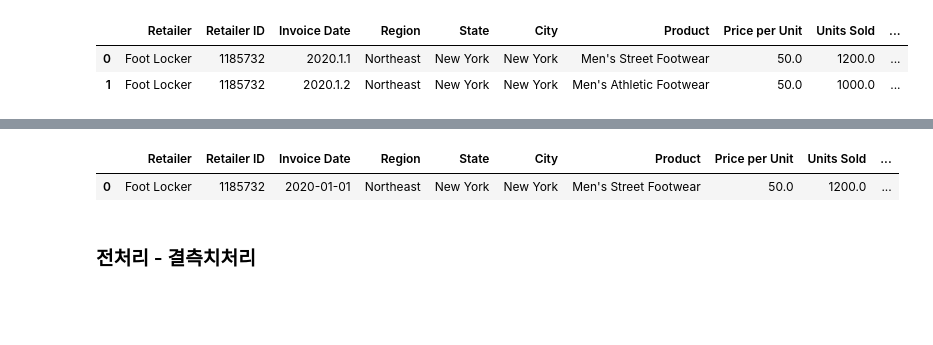
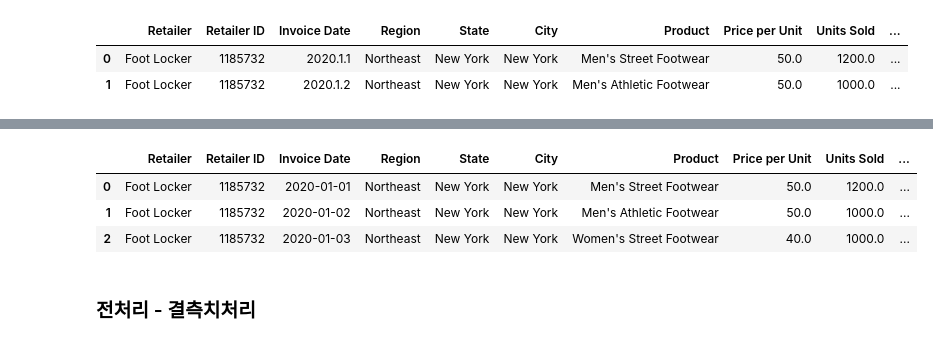
Before and after one commit to serendipi27/third_deploy, a Jupyter notebook: 2_(총정리_실습)데이터분석_데이터전처리_시각화_streamlit배포.ipynb, the cells around one changed output, grey strips where cells are left out. Drawn from its saved outputs; the diff is of its cells as text; code cells hidden in the pictures; blank space fills up the shorter version.

```diff
--- a/2_(총정리_실습)데이터분석_데이터전처리_시각화_streamlit배포.ipynb
+++ b/2_(총정리_실습)데이터분석_데이터전처리_시각화_streamlit배포.ipynb
@@ -155,12 +169,14 @@ memory usage: 1.0+ MB
 # %%
 # year, month 추출 후 dataframe에 추가
 df['year'] = df['Invoice Date'].dt.year
 df['month'] = df['Invoice Date'].dt.month
 
-df.head(1)
+df.head(3)
 # %% [output]
 |  | Retailer | Retailer ID | Invoice Date | Region | State | City | Product | Price per Unit | Units Sold | ... |
 | 0 | Foot Locker | 1185732 | 2020-01-01 | Northeast | New York | New York | Men's Street Footwear | 50.0 | 1200.0 | ... |
+| 1 | Foot Locker | 1185732 | 2020-01-02 | Northeast | New York | New York | Men's Athletic Footwear | 50.0 | 1000.0 | ... |
+| 2 | Foot Locker | 1185732 | 2020-01-03 | Northeast | New York | New York | Women's Street Footwear | 40.0 | 1000.0 | ... |
 # %% [markdown]
 ### 전처리 - 결측치처리
 # %%
```
Also changed, not shown: parts of 11 cells of this notebook, 1 other file.
